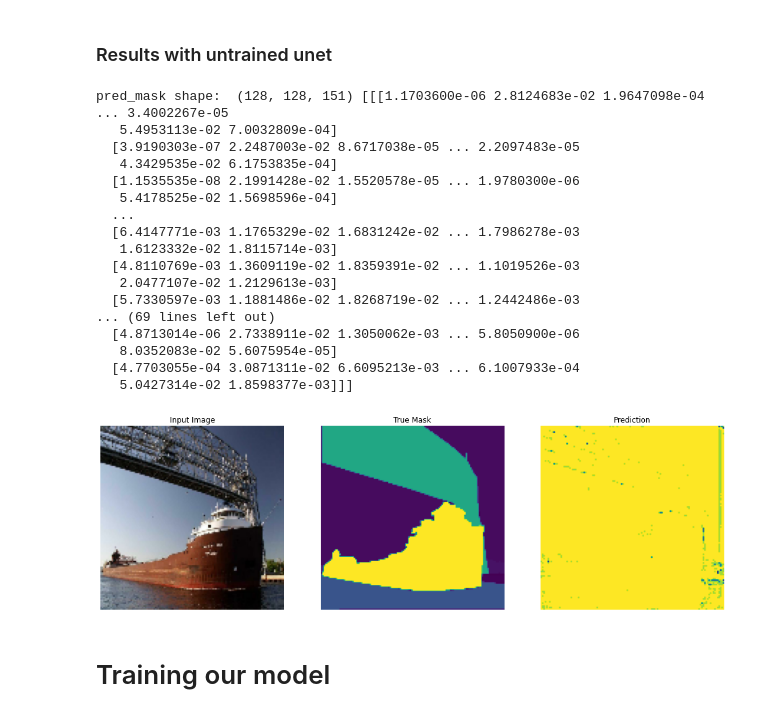
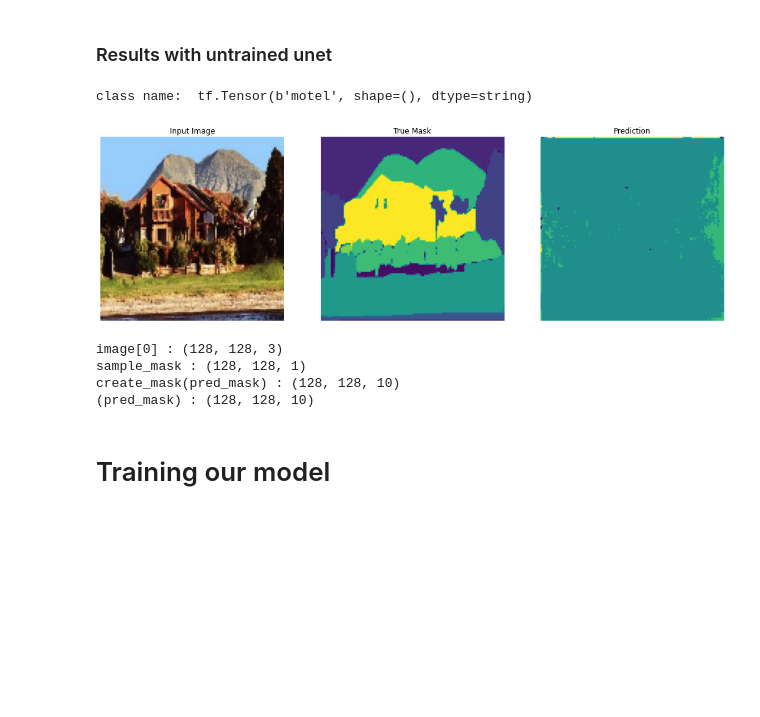
Before and after one commit to Nijaoui-Wassim/COMP473_Semantic_segmentation, a Jupyter notebook: TF_segmentation_zeroshot.ipynb, the cells around one changed output. Drawn from its saved outputs; the diff is of its cells as text; code cells hidden in the pictures; blank space fills up the shorter version.

```diff
--- a/TF_segmentation_zeroshot.ipynb
+++ b/TF_segmentation_zeroshot.ipynb
@@ -182,3 +197,7 @@ train_dataset = train_dataset.map(parse_image)
 
 val_dataset = tf.data.Dataset.list_files(dataset_path + val_data + "*.jpg", seed=SEED)
 val_dataset =val_dataset.map(parse_image)
+# %%
+for batch in train_dataset.take(10):  # Take 1 batch from the dataset
+    class_names = batch['class_name']
+    print("Batch class names:", class_names.numpy())  # Convert tensor to numpy array for printing
@@ -348,7 +596,7 @@ import tensorflow as tf
 
 # Define a function to create the Word2Vec branch
 def create_word2vec_branch(input_shape):
-    word_input = Input(shape=input_shape)
+    word_input = Input(shape=input_shape, name="input_2")
     # Process the word input with Word2Vec model and additional layers as needed
     word_features = Dense(128, activation='relu')(word_input)
     word_features = Dense(64, activation='relu')(word_features)
@@ -366,7 +614,7 @@ def create_Unet_with_word2vec(w=IMG_SIZE, h=IMG_SIZE, channels=N_CHANNELS, word_
 
     # -- Encoder -- #
     # Block encoder 1
-    inputs = Input(shape=input_size)
+    inputs = Input(shape=input_size, name="input_1")
     conv_enc_1 = Conv2D(64, 3, activation='relu', padding='same', kernel_initializer=initializer)(inputs)
     conv_enc_1 = Conv2D(64, 3, activation = 'relu', padding='same', kernel_initializer=initializer)(conv_enc_1)
 
@@ -424,7 +672,7 @@ def create_Unet_with_word2vec(w=IMG_SIZE, h=IMG_SIZE, channels=N_CHANNELS, word_
     # -- Dencoder -- #
 
 
-    output = Conv2D(N_CLASSES, 1, activation='softmax')(conv_dec_4)
+    output = Conv2D(10, 1, activation='sigmoid')(conv_dec_4) #sample_image
 
     # Create model
     model = Model(inputs=[inputs, word_input], outputs=output)
@@ -489,48 +737,47 @@ def create_mask(pred_mask: tf.Tensor) -> tf.Tensor:
 # %%
 def show_predictions(model=model, dataset=None, num=1):
     """Show a sample prediction.
 
     Parameters
     ----------
     dataset : [type], optional
         [Input dataset, by default None
     num : int, optional
         Number of sample to show, by default 1
     """
 
     for data in dataset.take(num):
         sample_image = data['image'][0]
         sample_mask = data['segmentation_mask'][0]
         sample_embedding = data['word_embedding'][0]
+        sample_class_name = data['class_name'][0]
 
         word_embedding = np.expand_dims(sample_embedding, axis=0)  # Add batch dimension
         image = np.expand_dims(sample_image, axis=0)  # Add batch dimension
 
         pred_mask = model.predict([image, word_embedding])[0]
-        print("pred_mask shape: ", np.shape(pred_mask), pred_mask)
+        #print("pred_mask shape: ", np.shape(pred_mask), pred_mask)
+        print("class name: ", sample_class_name)
 
         #pred_mask = model.predict(image)
-        display_sample([image[0], sample_mask, create_mask(pred_mask)])
+        try:
+            display_sample([image[0], (sample_mask), create_mask(pred_mask)])
+
+        except:
+            display_sample([image[0], sample_mask, (pred_mask)])
+
+    print("image[0] :",np.shape(image[0]))
+    print("sample_mask :",np.shape(sample_mask))
+    print("create_mask(pred_mask) :",np.shape((pred_mask)))
+    print("(pred_mask) :",np.shape((pred_mask)))
 
 show_predictions(model, dataset['train'])
 # %% [output]
-pred_mask shape:  (128, 128, 151) [[[1.1703600e-06 2.8124683e-02 1.9647098e-04 ... 3.4002267e-05
-   5.4953113e-02 7.0032809e-04]
-  [3.9190303e-07 2.2487003e-02 8.6717038e-05 ... 2.2097483e-05
-   4.3429535e-02 6.1753835e-04]
-  [1.1535535e-08 2.1991428e-02 1.5520578e-05 ... 1.9780300e-06
-   5.4178525e-02 1.5698596e-04]
-  ...
-  [6.4147771e-03 1.1765329e-02 1.6831242e-02 ... 1.7986278e-03
-   1.6123332e-02 1.8115714e-03]
-  [4.8110769e-03 1.3609119e-02 1.8359391e-02 ... 1.1019526e-03
-   2.0477107e-02 1.2129613e-03]
-  [5.7330597e-03 1.1881486e-02 1.8268719e-02 ... 1.2442486e-03
-... (69 lines left out)
-  [4.8713014e-06 2.7338911e-02 1.3050062e-03 ... 5.8050900e-06
-   8.0352083e-02 5.6075954e-05]
-  [4.7703055e-04 3.0871311e-02 6.6095213e-03 ... 6.1007933e-04
-   5.0427314e-02 1.8598377e-03]]]
+class name:  tf.Tensor(b'motel', shape=(), dtype=string)
-[figure, old version]
+[figure, new version]
+image[0] : (128, 128, 3)
+sample_mask : (128, 128, 1)
+create_mask(pred_mask) : (128, 128, 10)
+(pred_mask) : (128, 128, 10)
 # %% [markdown]
 # Training our model
```
Also changed, not shown: parts of 16 cells of this notebook.
